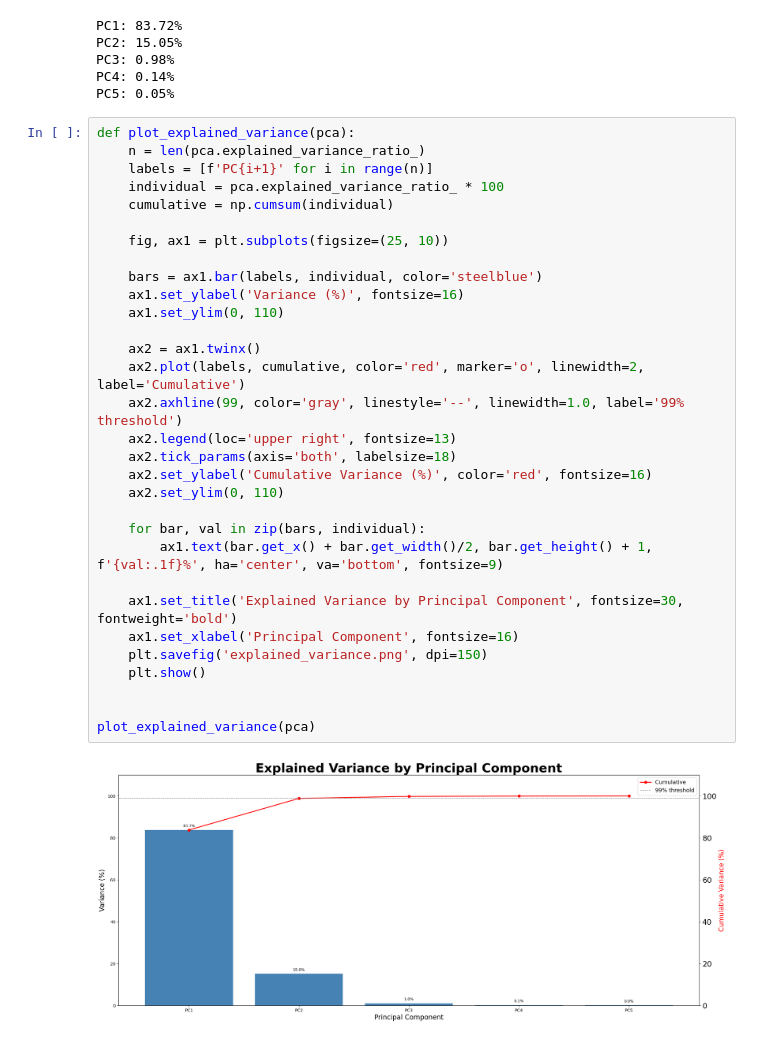
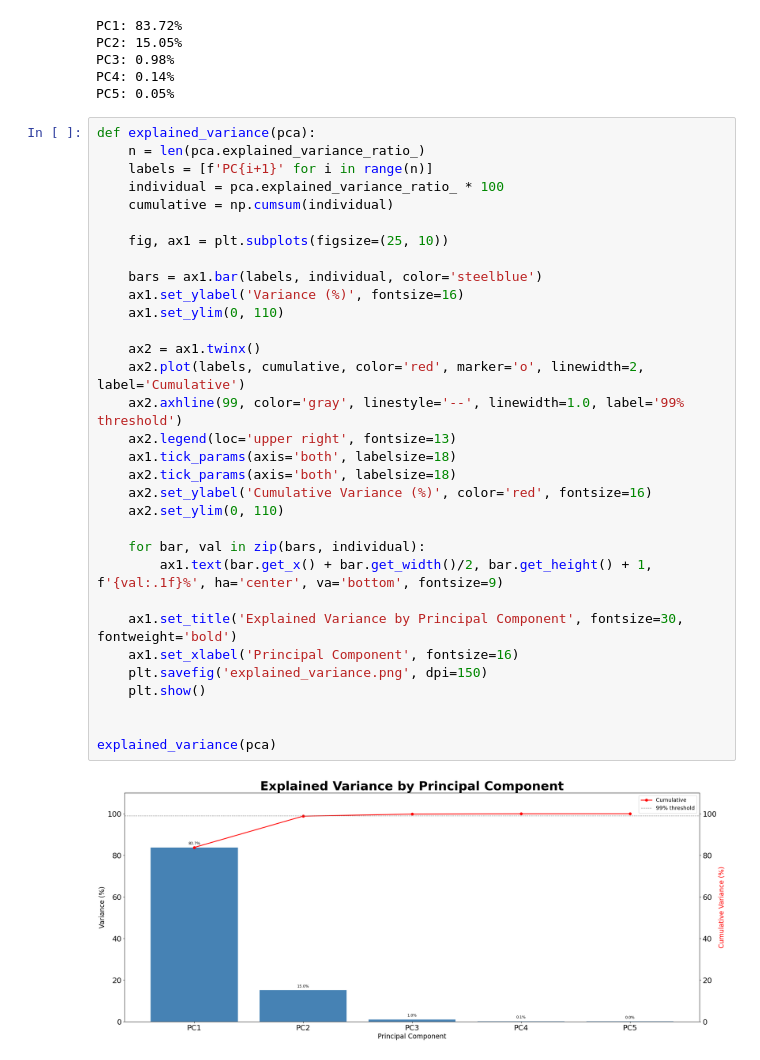
Before and after one commit to SahilB21/yieldcurvepca, a Jupyter notebook: yield_curve_analysis.ipynb, the cells around one changed output. Cells and saved outputs as stored; diff of their text form.

```diff
--- a/yield_curve_analysis.ipynb
+++ b/yield_curve_analysis.ipynb
@@ -232,35 +234,36 @@ PC3: 0.98%
 PC4: 0.14%
 PC5: 0.05%
 # %%
-def plot_explained_variance(pca):
+def explained_variance(pca):
     n = len(pca.explained_variance_ratio_)
     labels = [f'PC{i+1}' for i in range(n)]
     individual = pca.explained_variance_ratio_ * 100
     cumulative = np.cumsum(individual)
 
     fig, ax1 = plt.subplots(figsize=(25, 10))
 
     bars = ax1.bar(labels, individual, color='steelblue')
     ax1.set_ylabel('Variance (%)', fontsize=16)
     ax1.set_ylim(0, 110)
 
     ax2 = ax1.twinx()
     ax2.plot(labels, cumulative, color='red', marker='o', linewidth=2, label='Cumulative')
     ax2.axhline(99, color='gray', linestyle='--', linewidth=1.0, label='99% threshold')
     ax2.legend(loc='upper right', fontsize=13)
+    ax1.tick_params(axis='both', labelsize=18)
     ax2.tick_params(axis='both', labelsize=18)
     ax2.set_ylabel('Cumulative Variance (%)', color='red', fontsize=16)
     ax2.set_ylim(0, 110)
 
     for bar, val in zip(bars, individual):
         ax1.text(bar.get_x() + bar.get_width()/2, bar.get_height() + 1, f'{val:.1f}%', ha='center', va='bottom', fontsize=9)
 
     ax1.set_title('Explained Variance by Principal Component', fontsize=30, fontweight='bold')
     ax1.set_xlabel('Principal Component', fontsize=16)
     plt.savefig('explained_variance.png', dpi=150)
     plt.show()
 
 
-plot_explained_variance(pca)
+explained_variance(pca)
 # %% [output]
-[figure, old version]
+[figure, new version]
```
Also changed, not shown: parts of 2 cells of this notebook, 2 other files.
